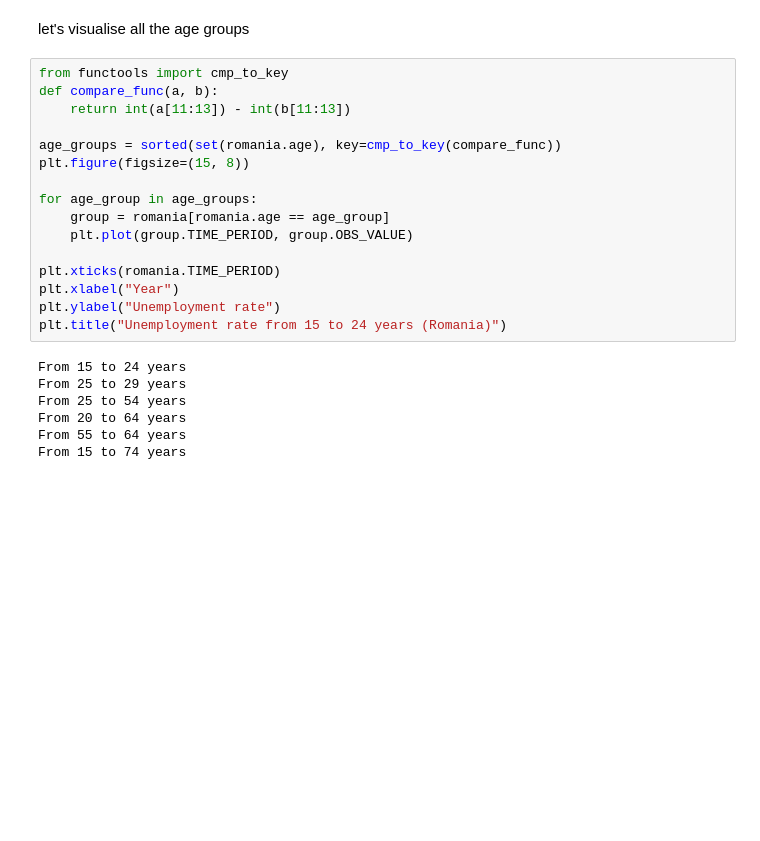
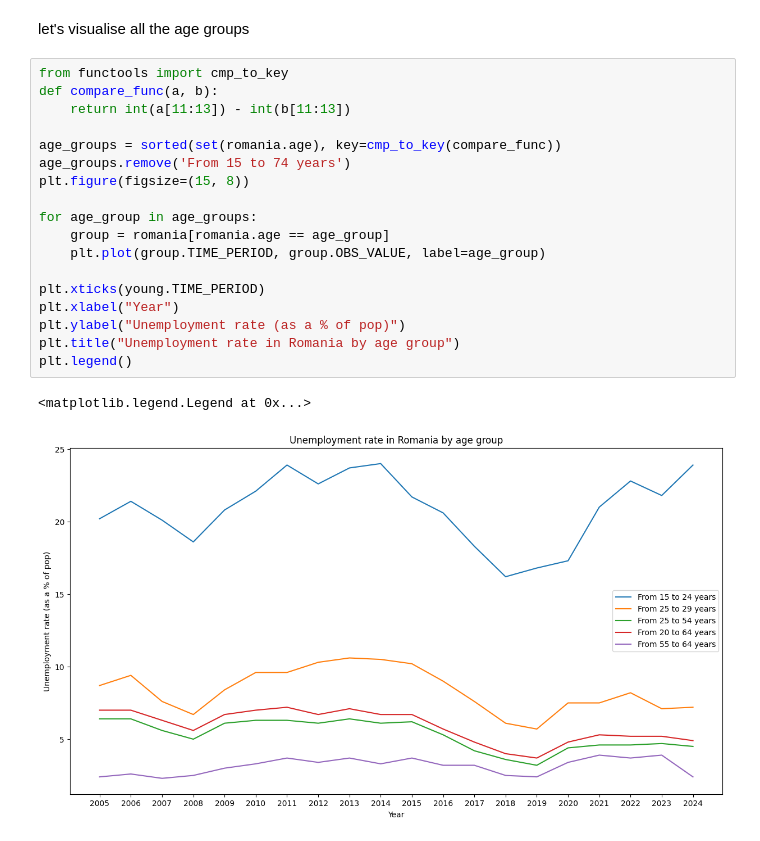
Before and after one commit to TudorMurariu/minimum-wage-study, a Jupyter notebook: unemployment/unemployment.ipynb, the cells around one changed output. Cells and saved outputs as stored; diff of their text form; blank space fills up the shorter version.

```diff
--- a/unemployment/unemployment.ipynb
+++ b/unemployment/unemployment.ipynb
@@ -27,23 +27,21 @@ let's visualise all the age groups
 # %%
 from functools import cmp_to_key
 def compare_func(a, b):
     return int(a[11:13]) - int(b[11:13])
 
 age_groups = sorted(set(romania.age), key=cmp_to_key(compare_func))
+age_groups.remove('From 15 to 74 years')
 plt.figure(figsize=(15, 8))
 
 for age_group in age_groups:
     group = romania[romania.age == age_group]
-    plt.plot(group.TIME_PERIOD, group.OBS_VALUE)
+    plt.plot(group.TIME_PERIOD, group.OBS_VALUE, label=age_group)
 
-plt.xticks(romania.TIME_PERIOD)
+plt.xticks(young.TIME_PERIOD)
 plt.xlabel("Year")
-plt.ylabel("Unemployment rate")
-plt.title("Unemployment rate from 15 to 24 years (Romania)")
+plt.ylabel("Unemployment rate (as a % of pop)")
+plt.title("Unemployment rate in Romania by age group")
+plt.legend()
 # %% [output]
-From 15 to 24 years
-From 25 to 29 years
-From 25 to 54 years
-From 20 to 64 years
-From 55 to 64 years
-From 15 to 74 years
+<matplotlib.legend.Legend at 0x...>
+[figure, added]
```
Also changed, not shown: parts of 1 cell of this notebook, 2 other files.
